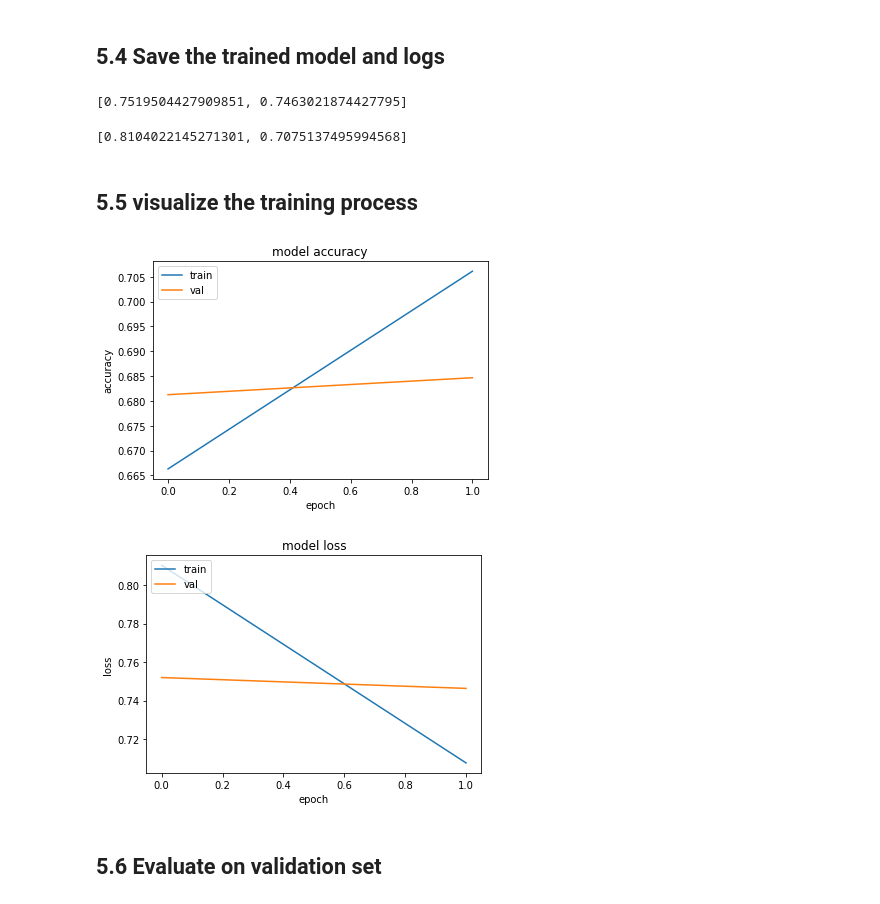
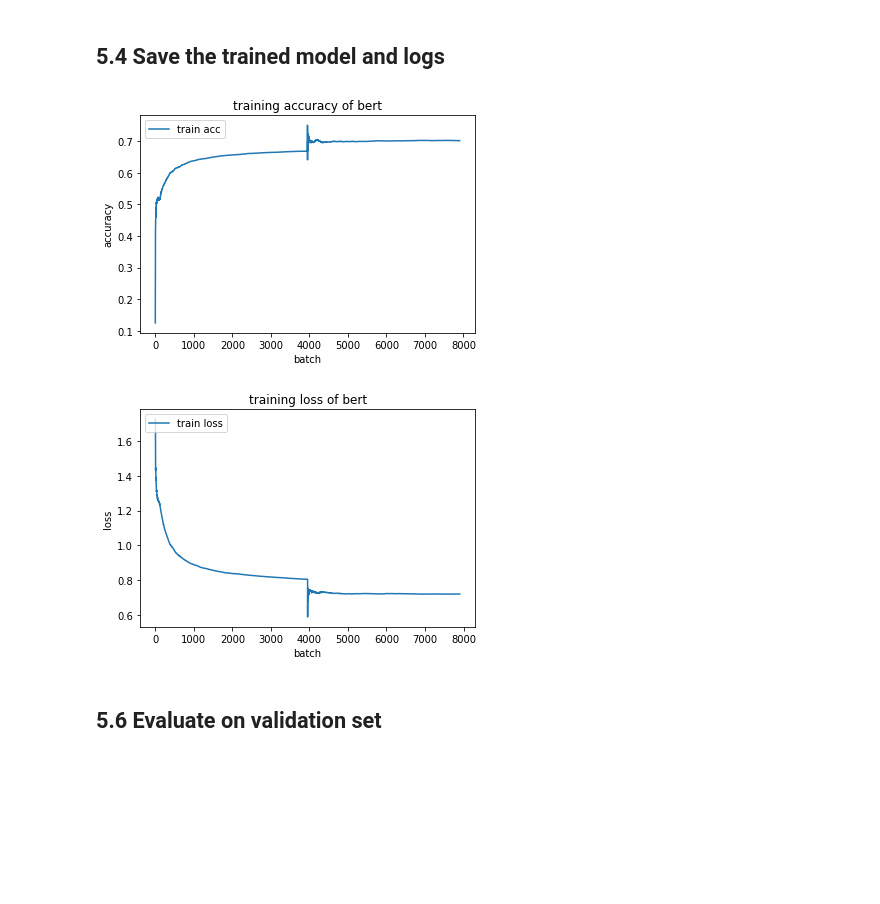
Before and after one commit to wxy12151/AMLSII_21-22_SN21054489, a Jupyter notebook: test.ipynb, the cells around one changed output. Drawn from its saved outputs; the diff is of its cells as text; code cells hidden in the pictures; blank space fills up the shorter version.

```diff
--- a/test.ipynb
+++ b/test.ipynb
@@ -393,12 +447,15 @@ x_val = tokenizer(
           verbose = True)
 
 # Fit the model
-history = model.fit(
+epoch = 2
+batch_size = 32
+model.fit(
     x={'input_ids': x_train['input_ids']},
     y={'Sentiment': y_train},
     validation_data=({'input_ids': x_val['input_ids']},{'Sentiment': y_val}),
-    batch_size=16,
-    epochs=2,
-    verbose=1)
+    batch_size = batch_size,
+    epochs = epoch,
+    verbose=1,
+    callbacks= [history])
 # %% [output]
 Epoch 1/2
@@ -420,34 +480,21 @@ history1=np.load('./model_logs/bert.npy',allow_pickle='TRUE').item()
-# %%
-history1.keys()
-history1['val_loss']
-# %% [output]
-[0.7519504427909851, 0.7463021874427795]
-# %%
-history.history['loss']
-# %% [output]
-[0.8104022145271301, 0.7075137495994568]
-# %% [markdown]
-## 5.5 visualize the training process
 # %%
-plt.plot(history.history['accuracy'])
-plt.plot(history.history['val_accuracy'])
-plt.title('model accuracy')
+plt.plot(history.accuracy['batch'])
+plt.title('training accuracy of bert')
 plt.ylabel('accuracy')
-plt.xlabel('epoch')
-plt.legend(['train', 'val'], loc='upper left')
+plt.xlabel('batch')
+plt.legend(['train acc'], loc='upper left')
 plt.show()
 # %% [output]
-[figure, old version]
+[figure, new version]
 # %%
-plt.plot(history.history['loss'])
-plt.plot(history.history['val_loss'])
-plt.title('model loss')
+plt.plot(history.loss['batch'])
+plt.title('training loss of bert')
 plt.ylabel('loss')
-plt.xlabel('epoch')
-plt.legend(['train', 'val'], loc='upper left')
+plt.xlabel('batch')
+plt.legend(['train loss'], loc='upper left')
 plt.show()
 # %% [output]
-[figure, old version]
+[figure, new version]
 # %% [markdown]
 ## 5.6 Evaluate on validation set
 # %% [markdown]
```
Also changed, not shown: parts of 43 cells of this notebook.
